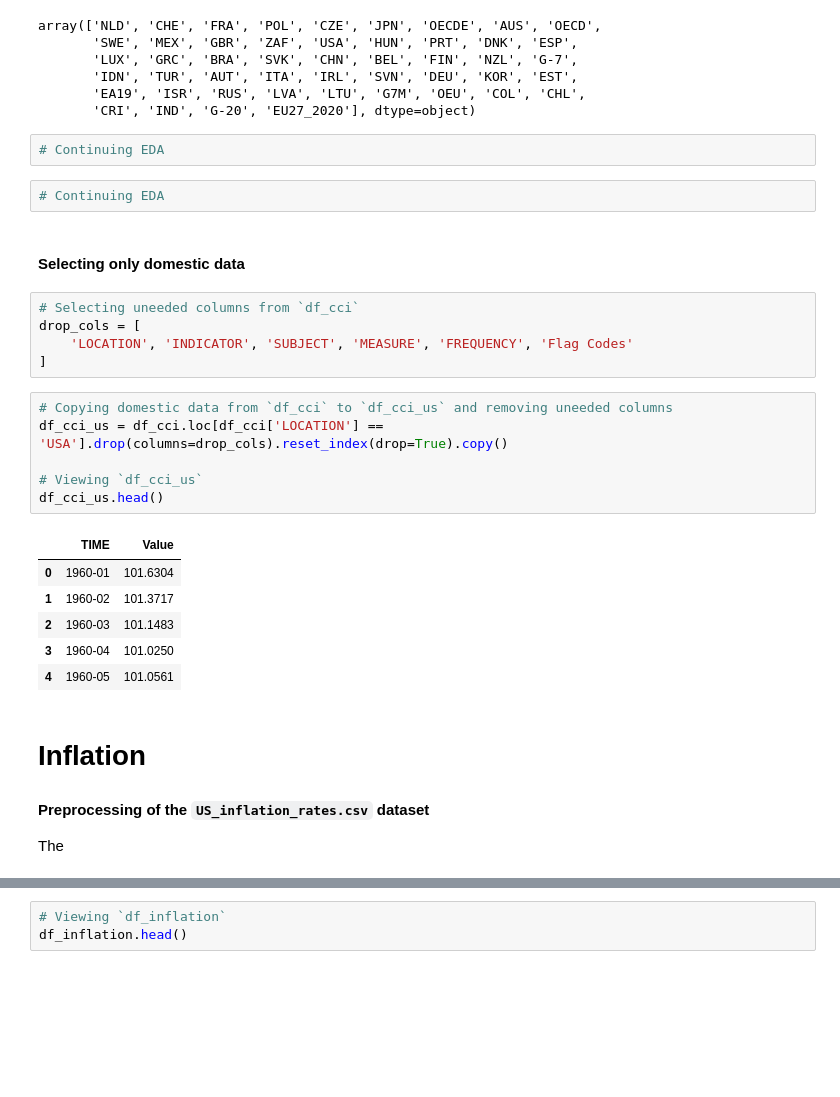
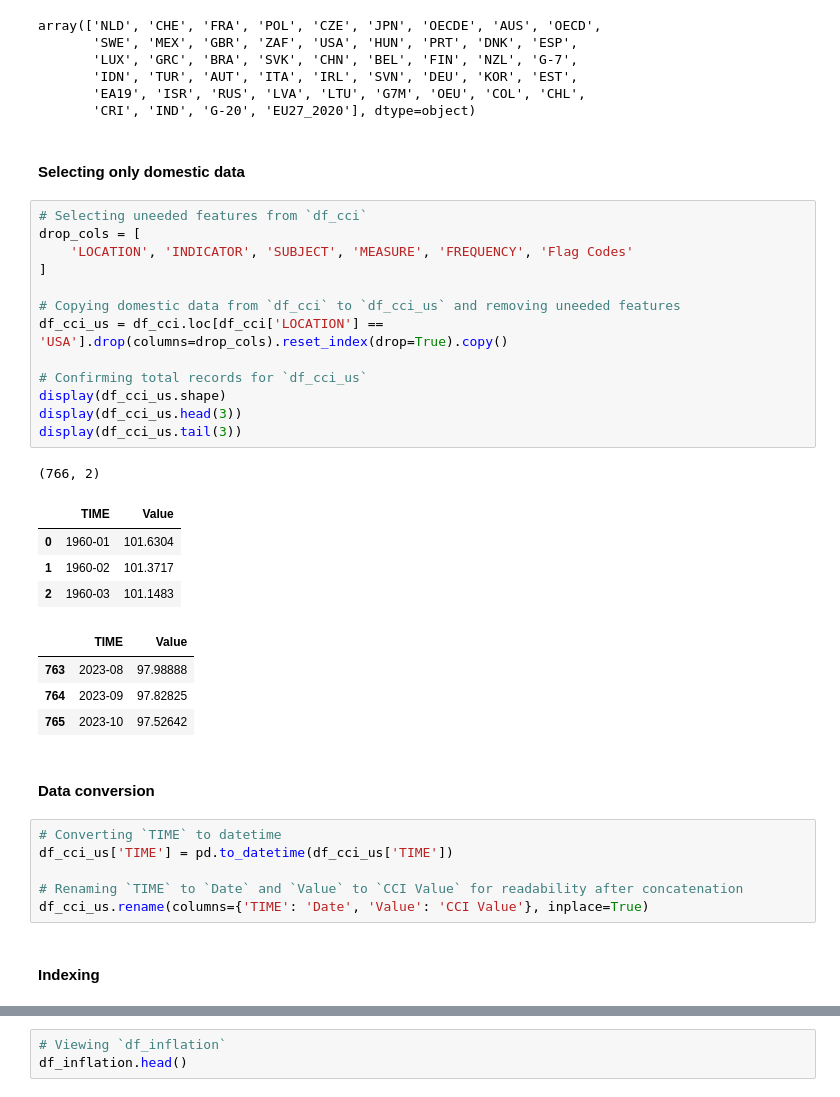
Before and after one commit to bychok/ai_project_2_group_10, a Jupyter notebook: financial_EDA.ipynb, the cells around one changed output, grey strips where cells are left out. Drawn from its saved outputs; the diff is of its cells as text; blank space fills up the shorter version.

```diff
--- a/financial_EDA.ipynb
+++ b/financial_EDA.ipynb
@@ -112,33 +123,38 @@ array(['NLD', 'CHE', 'FRA', 'POL', 'CZE', 'JPN', 'OECDE', 'AUS', 'OECD',
        'IDN', 'TUR', 'AUT', 'ITA', 'IRL', 'SVN', 'DEU', 'KOR', 'EST',
        'EA19', 'ISR', 'RUS', 'LVA', 'LTU', 'G7M', 'OEU', 'COL', 'CHL',
        'CRI', 'IND', 'G-20', 'EU27_2020'], dtype=object)
-# %%
-# Continuing EDA
-# %%
-# Continuing EDA
 # %% [markdown]
 #### Selecting only domestic data
-# %%
-# Selecting uneeded columns from `df_cci`
-drop_cols = [
-    'LOCATION', 'INDICATOR', 'SUBJECT', 'MEASURE', 'FREQUENCY', 'Flag Codes'
-]
 # %%
-# Copying domestic data from `df_cci` to `df_cci_us` and removing uneeded columns
+# Selecting uneeded features from `df_cci`
+drop_cols = [
+    'LOCATION', 'INDICATOR', 'SUBJECT', 'MEASURE', 'FREQUENCY', 'Flag Codes'
+]
+
+# Copying domestic data from `df_cci` to `df_cci_us` and removing uneeded features
 df_cci_us = df_cci.loc[df_cci['LOCATION'] == 'USA'].drop(columns=drop_cols).reset_index(drop=True).copy()
 
-# Viewing `df_cci_us`
-df_cci_us.head()
+# Confirming total records for `df_cci_us`
+display(df_cci_us.shape)
+display(df_cci_us.head(3))
+display(df_cci_us.tail(3))
 # %% [output]
+(766, 2)
 |  | TIME | Value |
 | 0 | 1960-01 | 101.6304 |
 | 1 | 1960-02 | 101.3717 |
 | 2 | 1960-03 | 101.1483 |
-| 3 | 1960-04 | 101.0250 |
-| 4 | 1960-05 | 101.0561 |
+|  | TIME | Value |
+| 763 | 2023-08 | 97.98888 |
+| 764 | 2023-09 | 97.82825 |
+| 765 | 2023-10 | 97.52642 |
-# %% [markdown]
-# Inflation
-
-#### Preprocessing of the `US_inflation_rates.csv` dataset
-
-The
+# %% [markdown]
+#### Data conversion
+# %%
+# Converting `TIME` to datetime
+df_cci_us['TIME'] = pd.to_datetime(df_cci_us['TIME'])
+
+# Renaming `TIME` to `Date` and `Value` to `CCI Value` for readability after concatenation
+df_cci_us.rename(columns={'TIME': 'Date', 'Value': 'CCI Value'}, inplace=True)
+# %% [markdown]
+#### Indexing
```
Also changed, not shown: parts of 103 cells of this notebook.
